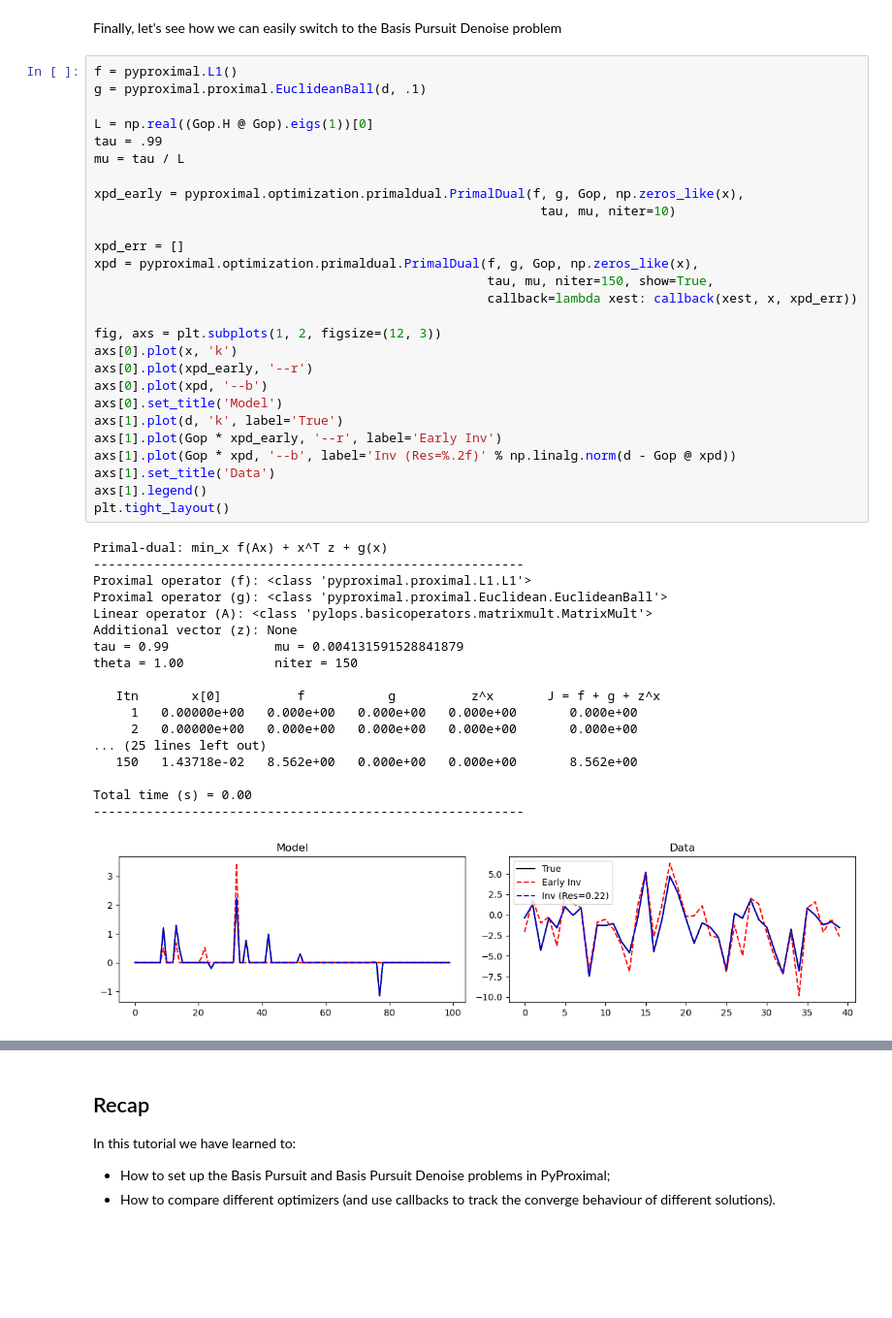
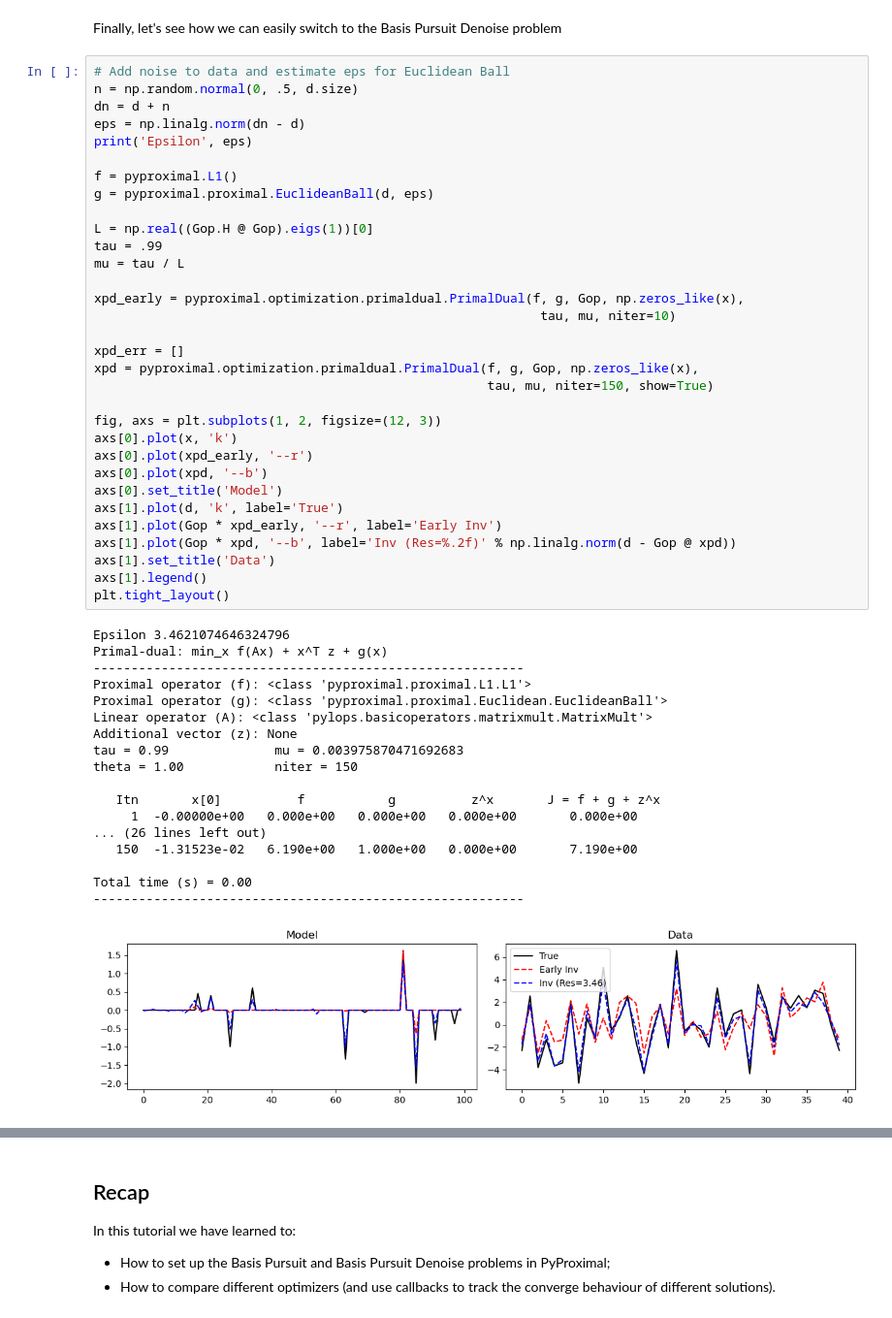
Before and after one commit to mrava87/ProximalTeaching, a Jupyter notebook: examples/BasisPursuit.ipynb, the cells around one changed output, grey strips where cells are left out. Shown at 97% size. Cells and saved outputs as stored; diff of their text form; blank space fills up the shorter version.

```diff
--- a/examples/BasisPursuit.ipynb
+++ b/examples/BasisPursuit.ipynb
@@ -167,8 +167,14 @@ ax.legend();
 # %% [markdown]
 Finally, let's see how we can easily switch to the Basis Pursuit Denoise problem
 # %%
+# Add noise to data and estimate eps for Euclidean Ball
+n = np.random.normal(0, .5, d.size)
+dn = d + n
+eps = np.linalg.norm(dn - d)
+print('Epsilon', eps)
+
 f = pyproximal.L1()
-g = pyproximal.proximal.EuclideanBall(d, .1)
+g = pyproximal.proximal.EuclideanBall(d, eps)
 
 L = np.real((Gop.H @ Gop).eigs(1))[0]
 tau = .99
@@ -177,38 +183,37 @@ mu = tau / L
 xpd_early = pyproximal.optimization.primaldual.PrimalDual(f, g, Gop, np.zeros_like(x),
                                                            tau, mu, niter=10)
 
 xpd_err = []
 xpd = pyproximal.optimization.primaldual.PrimalDual(f, g, Gop, np.zeros_like(x),
-                                                    tau, mu, niter=150, show=True,
-                                                    callback=lambda xest: callback(xest, x, xpd_err))
+                                                    tau, mu, niter=150, show=True)
 
 fig, axs = plt.subplots(1, 2, figsize=(12, 3))
 axs[0].plot(x, 'k')
 axs[0].plot(xpd_early, '--r')
 axs[0].plot(xpd, '--b')
 axs[0].set_title('Model')
 axs[1].plot(d, 'k', label='True')
 axs[1].plot(Gop * xpd_early, '--r', label='Early Inv')
 axs[1].plot(Gop * xpd, '--b', label='Inv (Res=%.2f)' % np.linalg.norm(d - Gop @ xpd))
 axs[1].set_title('Data')
 axs[1].legend()
 plt.tight_layout()
 # %% [output]
+Epsilon 3.4621074646324796
 Primal-dual: min_x f(Ax) + x^T z + g(x)
 ---------------------------------------------------------
 Proximal operator (f): <class 'pyproximal.proximal.L1.L1'>
 Proximal operator (g): <class 'pyproximal.proximal.Euclidean.EuclideanBall'>
 Linear operator (A): <class 'pylops.basicoperators.matrixmult.MatrixMult'>
 Additional vector (z): None
-tau = 0.99              mu = 0.004131591528841879
+tau = 0.99              mu = 0.003975870471692683
 theta = 1.00            niter = 150
 
    Itn       x[0]          f           g          z^x       J = f + g + z^x
-     1   0.00000e+00   0.000e+00   0.000e+00   0.000e+00       0.000e+00
-     2   0.00000e+00   0.000e+00   0.000e+00   0.000e+00       0.000e+00
-... (25 lines left out)
-   150   1.43718e-02   8.562e+00   0.000e+00   0.000e+00       8.562e+00
+     1  -0.00000e+00   0.000e+00   0.000e+00   0.000e+00       0.000e+00
+... (26 lines left out)
+   150  -1.31523e-02   6.190e+00   1.000e+00   0.000e+00       7.190e+00
 
 Total time (s) = 0.00
 ---------------------------------------------------------
-[figure, old version]
+[figure, new version]
```
Also changed, not shown: parts of 6 cells of this notebook, 8 other files.
